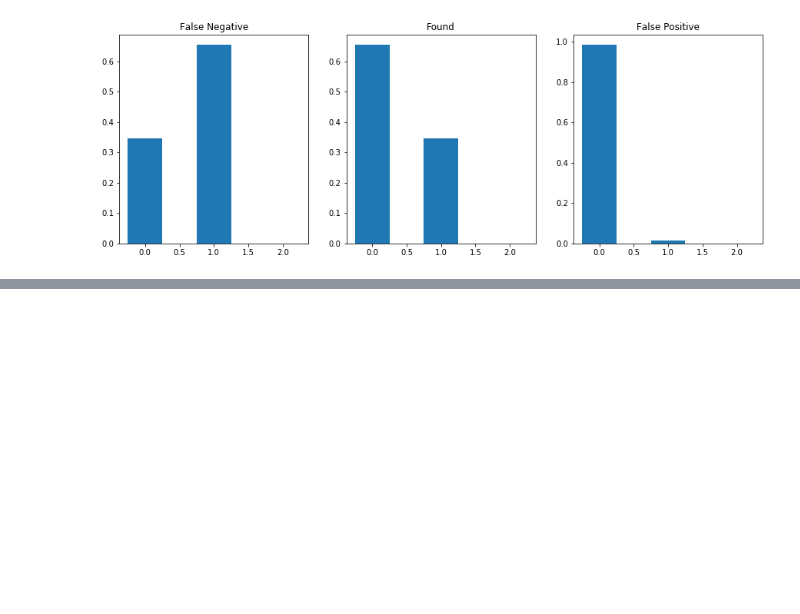
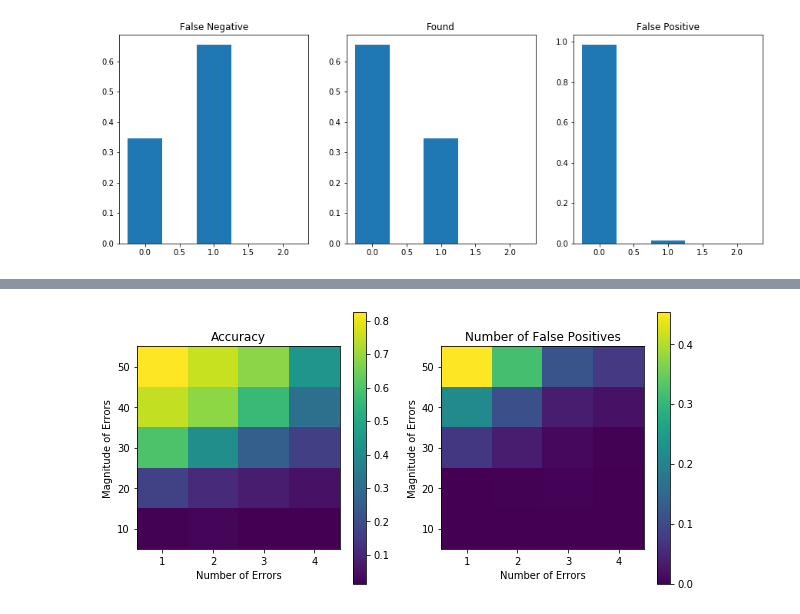
Before and after one commit to DOI-USGS/knoten, a Jupyter notebook: examples/data_snooping.ipynb, the cells around one changed output, grey strips where cells are left out. Saved outputs shown, nothing was run; the diff lists cells and outputs as text; code cells hidden in the pictures; blank space fills up the shorter version.

```diff
--- a/examples/data_snooping.ipynb
+++ b/examples/data_snooping.ipynb
@@ -116,0 +121,24 @@ plt.show()
+# %%
+error_mag = [10, 20, 30, 40, 50]
+num_errors = [1, 2, 3, 4]
+num_repetitions = 500
+report_step = 25
+# noise = [(None, None), (0.5, 0.25), (1, 0.25)]
+# %%
+# detection_mat = np.zeros((len(error_mag), len(num_errors), len(noise)))
+detections = np.zeros((len(error_mag), len(num_errors), 2))
+# order is percent_found, false positive count
+for i, j in itertools.product(range(len(error_mag)), range(len(num_errors))):
+    print(f'Running test with {num_errors[j]} error(s) of magnitude {error_mag[i]}')
+    for rep_num in range(num_repetitions):
+        error_net, error_indices = add_error(base_net, num_errors[j], error_mag[i])
+        compute_apriori_ground_points(error_net, sensors)
+        rejected_indices = data_snooping(error_net, sensors, parameters, verbose=False)
+        error_set = set(error_indices)
+        rejected_set = set(rejected_indices)
+        detections[i, j, 0] += len(error_set.intersection(rejected_set))
+        detections[i, j, 1] += len(rejected_set.difference(error_set))
+        if ((rep_num+1)%report_step == 0):
+            print(f'  Finished test {rep_num+1}')
+    detections[i, j, 0] /= num_errors[j]
+detections /= num_repetitions
@@ -116,0 +163,17 @@ plt.show()
+# %%
+fig, (ax1, ax2) = plt.subplots(1, 2, figsize=(10,5))
+data_extents = [min(num_errors) - 0.5, max(num_errors) + 0.5, min(error_mag) - 5, max(error_mag) + 5]
+aspect_ratio = (data_extents[1] - data_extents[0]) / (data_extents[3] - data_extents[2])
+ax1.set_title('Accuracy')
+ax1.set_xlabel('Number of Errors')
+ax1.set_ylabel('Magnitude of Errors')
+acc_plot = ax1.imshow(detections[:, :, 0], origin='lower', extent=data_extents, aspect=aspect_ratio)
+fig.colorbar(acc_plot, ax=ax1)
+ax2.set_title('Number of False Positives')
+ax2.set_xlabel('Number of Errors')
+ax2.set_ylabel('Magnitude of Errors')
+positive_plot = ax2.imshow(detections[:, :, 1], origin='lower', extent=data_extents, aspect=aspect_ratio)
+fig.colorbar(positive_plot, ax=ax2)
+plt.show()
+# %% [output]
+[figure, added]
```
Also changed, not shown: parts of 4 cells of this notebook, 1 other file.
